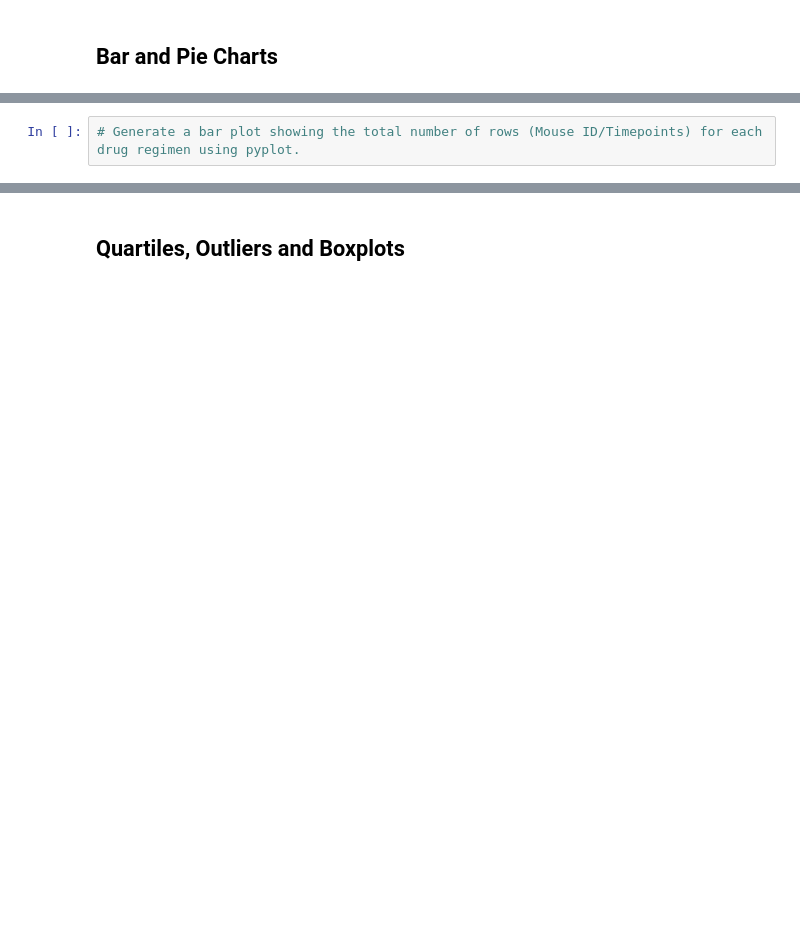
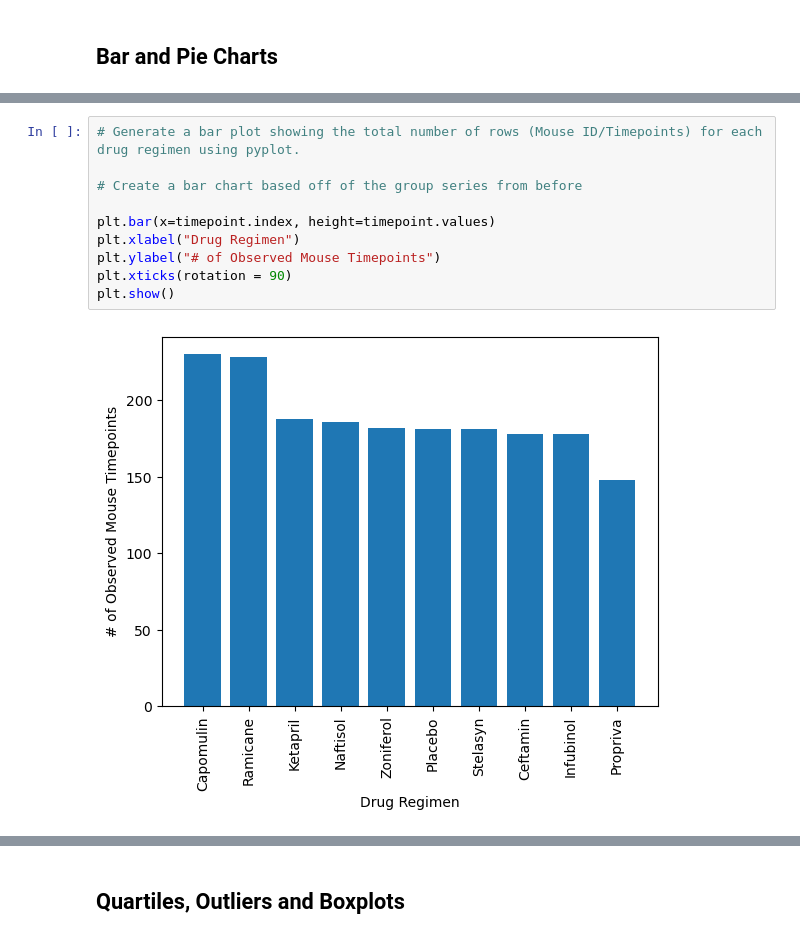
Before and after one commit to kgndirangu/pymaceuticlas, a Jupyter notebook: pymaceuticals_starter_KN.ipynb, the cells around one changed output, grey strips where cells are left out. Cells and saved outputs as stored; diff of their text form; blank space fills up the shorter version.

```diff
--- a/pymaceuticals_starter_KN.ipynb
+++ b/pymaceuticals_starter_KN.ipynb
@@ -112,2 +151,12 @@ plt.show()
 # %%
 # Generate a bar plot showing the total number of rows (Mouse ID/Timepoints) for each drug regimen using pyplot.
+
+# Create a bar chart based off of the group series from before
+
+plt.bar(x=timepoint.index, height=timepoint.values)
+plt.xlabel("Drug Regimen")
+plt.ylabel("# of Observed Mouse Timepoints")
+plt.xticks(rotation = 90)
+plt.show()
+# %% [output]
+[figure, added]
```
Also changed, not shown: parts of 17 cells of this notebook.
